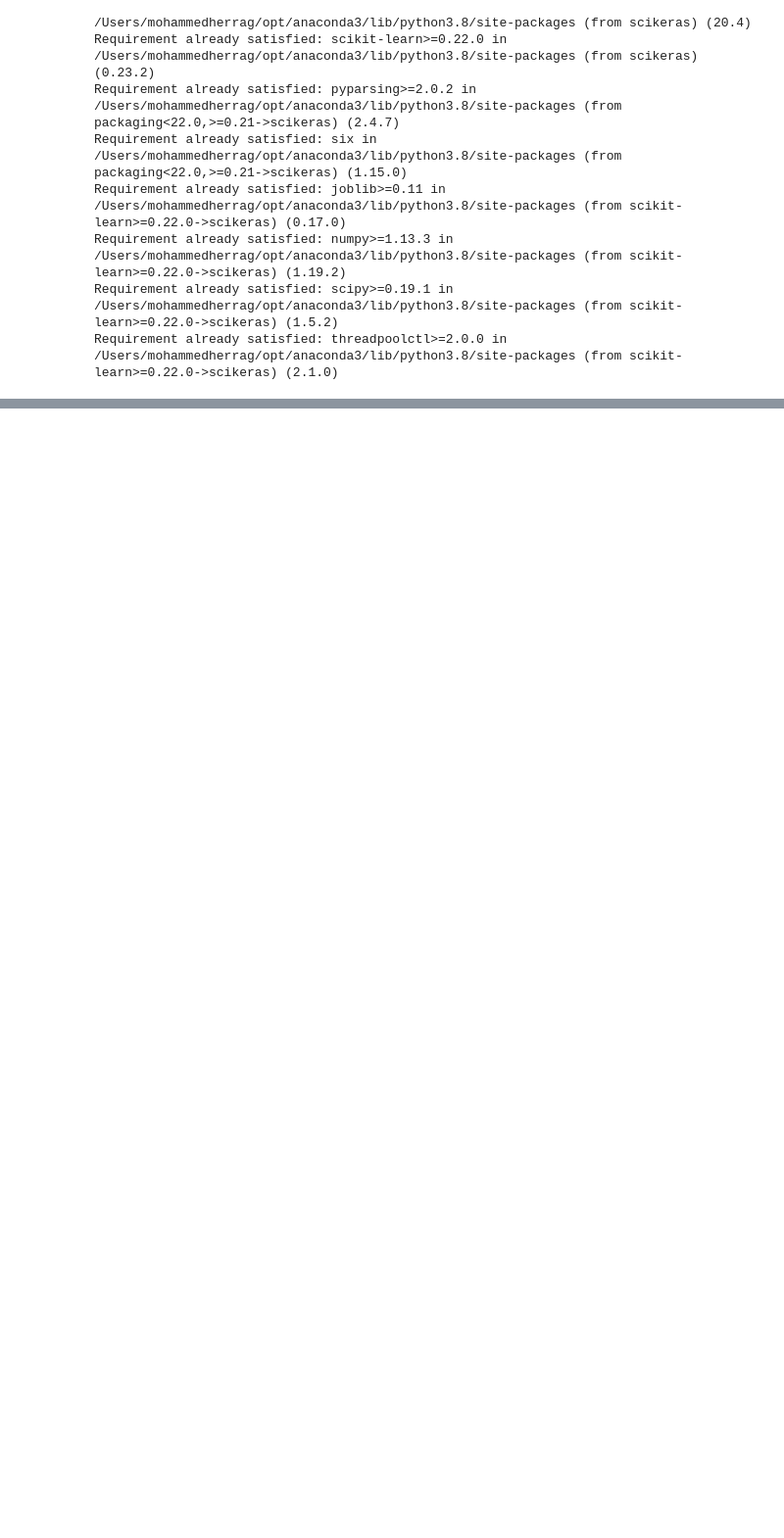
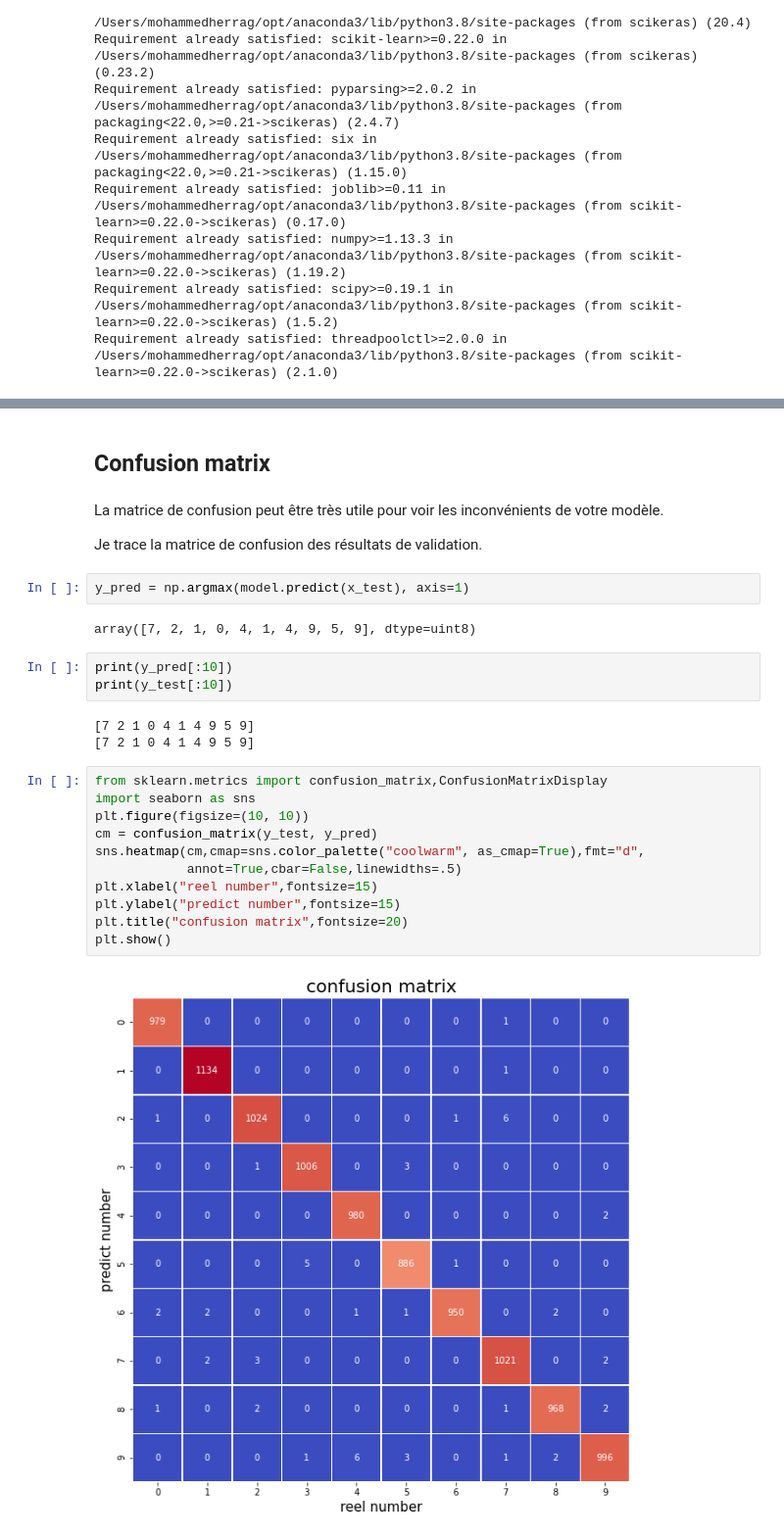
Before and after one commit to Herrag-Mohammed/classification_des_images-MNIST-_avec_CNN, a Jupyter notebook: cnn.ipynb, the cells around one changed output, grey strips where cells are left out. Shown at 98% size. Drawn from its saved outputs; the diff is of its cells as text; blank space fills up the shorter version.

```diff
--- a/cnn.ipynb
+++ b/cnn.ipynb
@@ -158,0 +189,29 @@ TypeError: xlabel() missing 1 required positional argument: 'xlabel'
+# %% [markdown]
+## Confusion matrix
+# %% [markdown]
+La matrice de confusion peut être très utile pour voir les inconvénients de votre modèle.
+
+Je trace la matrice de confusion des résultats de validation.
+# %%
+y_pred = np.argmax(model.predict(x_test), axis=1)
+# %% [output]
+array([7, 2, 1, 0, 4, 1, 4, 9, 5, 9], dtype=uint8)
+# %%
+print(y_pred[:10])
+print(y_test[:10])
+# %% [output]
+[7 2 1 0 4 1 4 9 5 9]
+[7 2 1 0 4 1 4 9 5 9]
+# %%
+from sklearn.metrics import confusion_matrix,ConfusionMatrixDisplay
+import seaborn as sns
+plt.figure(figsize=(10, 10))
+cm = confusion_matrix(y_test, y_pred)
+sns.heatmap(cm,cmap=sns.color_palette("coolwarm", as_cmap=True),fmt="d",
+            annot=True,cbar=False,linewidths=.5)
+plt.xlabel("reel number",fontsize=15)
+plt.ylabel("predict number",fontsize=15)
+plt.title("confusion matrix",fontsize=20)
+plt.show()
+# %% [output]
+[figure, added]
```
Also changed, not shown: parts of 15 cells of this notebook, 1 other file.
